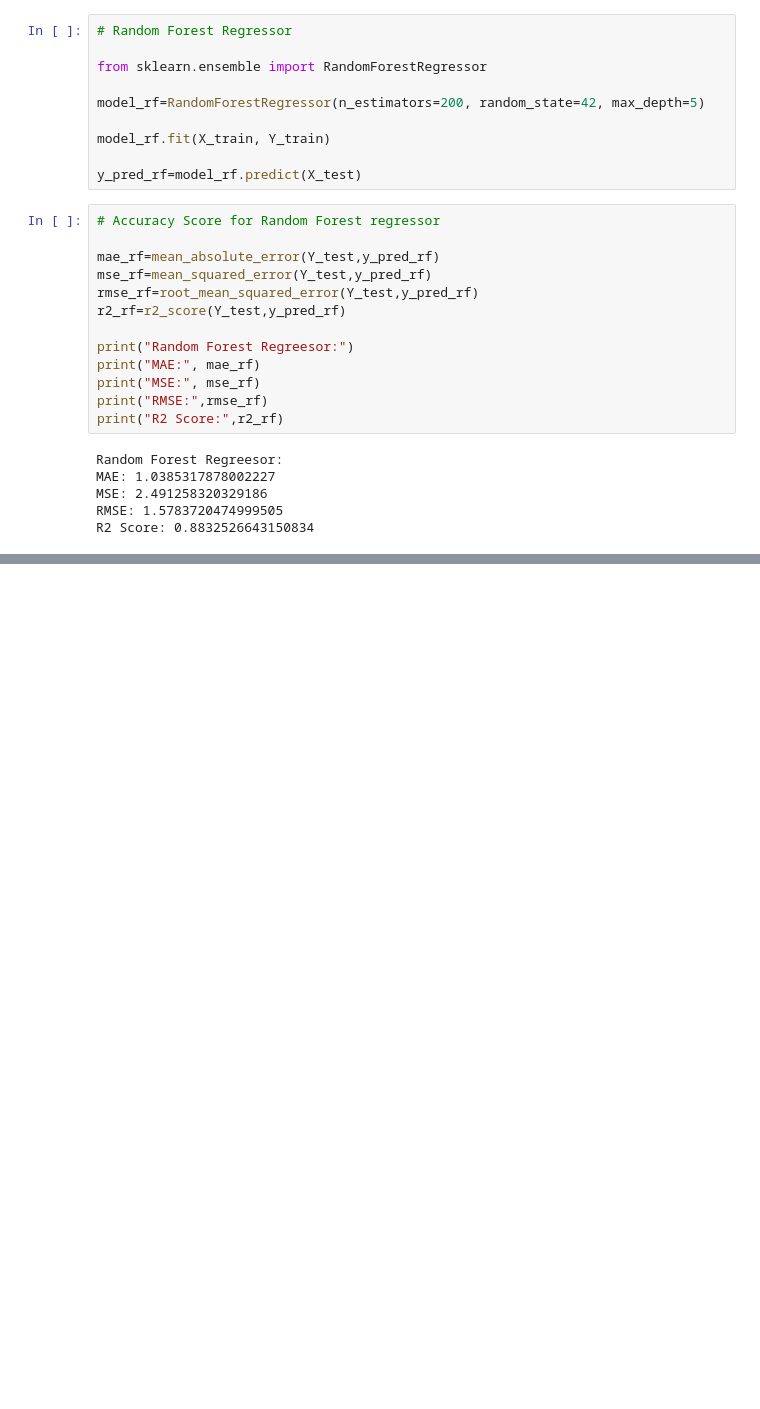
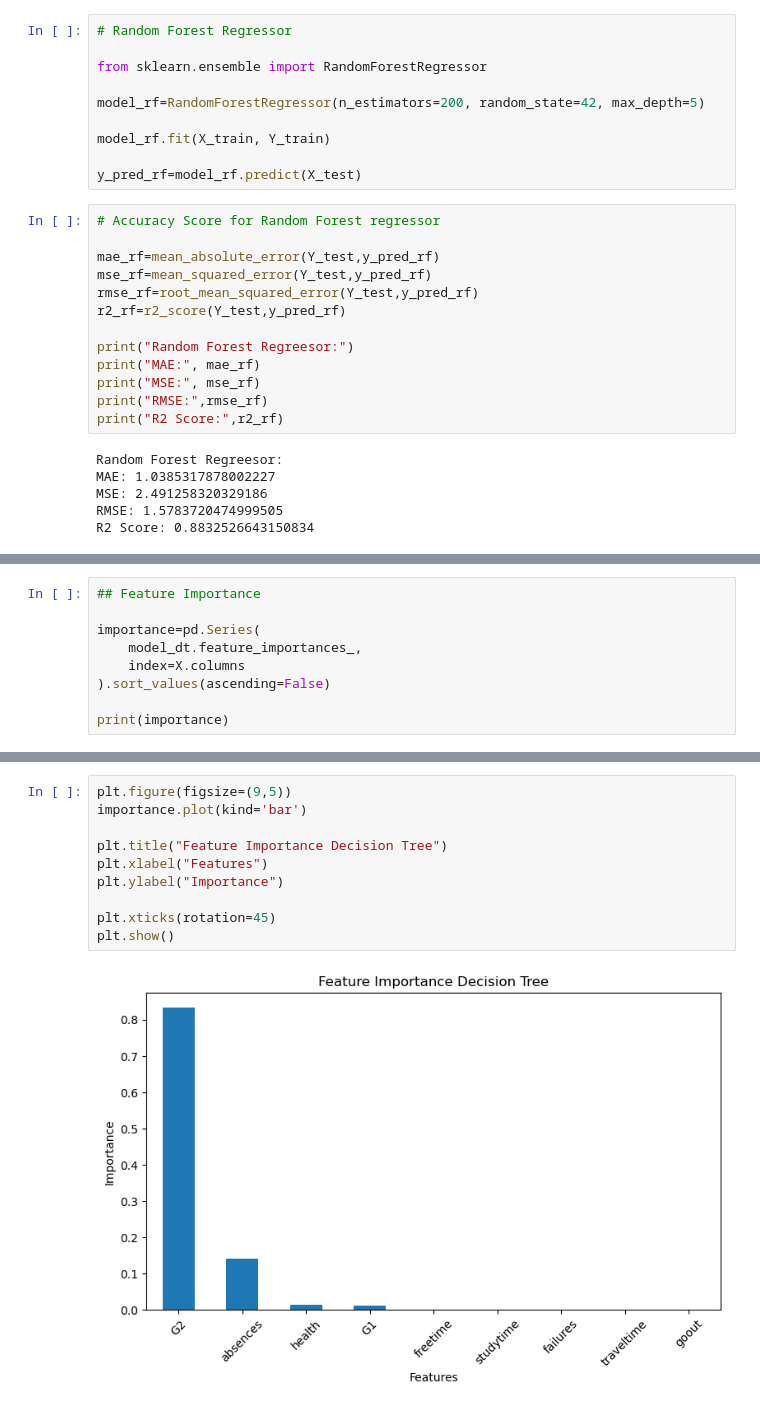
Before and after one commit to skmorwa2001-star/Student-Performance-Predictor, a Jupyter notebook: data.ipynb, the cells around one changed output, grey strips where cells are left out. Saved outputs shown, nothing was run; the diff lists cells and outputs as text; blank space fills up the shorter version.

```diff
--- a/data.ipynb
+++ b/data.ipynb
@@ -277,0 +310,9 @@ R2 Score: 0.8832526643150834
+# %%
+## Feature Importance
+
+importance=pd.Series(
+    model_dt.feature_importances_,
+    index=X.columns
+).sort_values(ascending=False)
+
+print(importance)
@@ -277,0 +330,12 @@ R2 Score: 0.8832526643150834
+# %%
+plt.figure(figsize=(9,5))
+importance.plot(kind='bar')
+
+plt.title("Feature Importance Decision Tree")
+plt.xlabel("Features")
+plt.ylabel("Importance")
+
+plt.xticks(rotation=45)
+plt.show()
+# %% [output]
+[figure, added]
```
Also changed, not shown: parts of 6 cells of this notebook, 2 other files.
